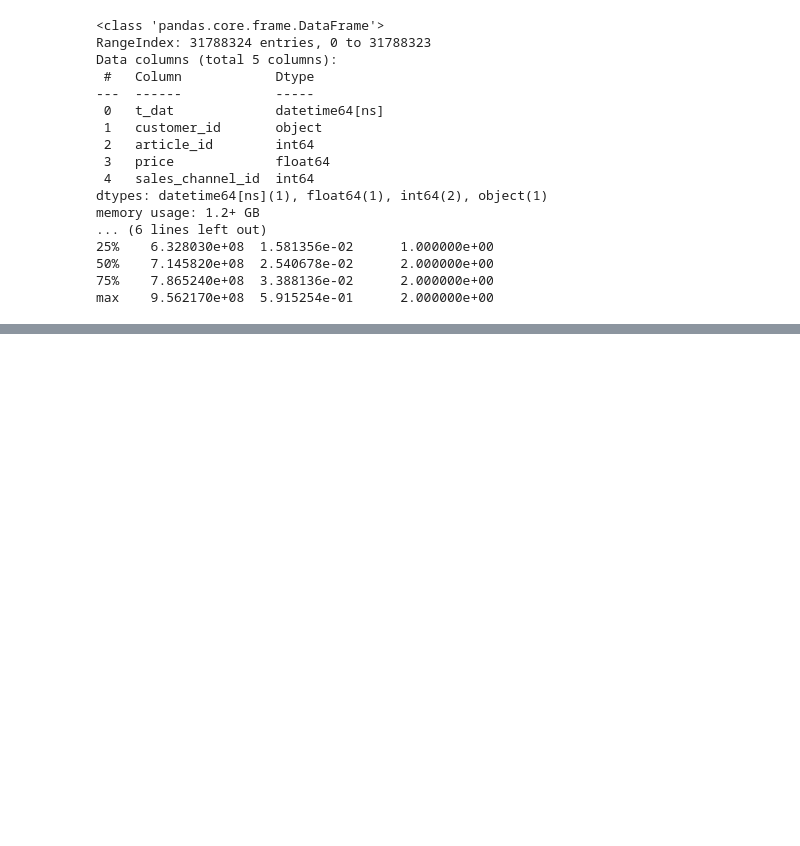
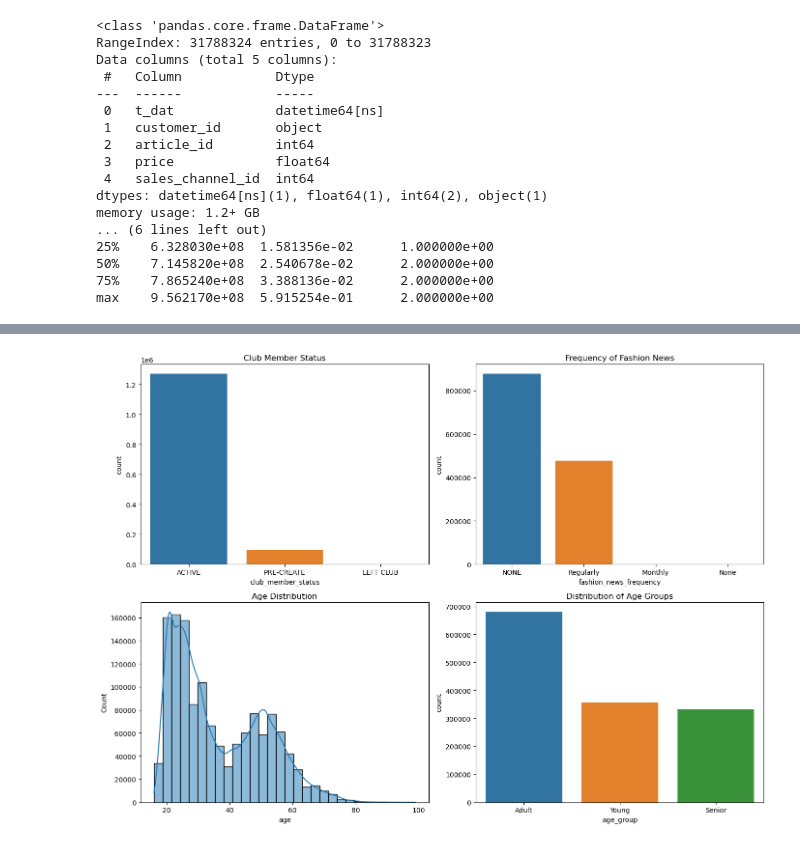
Before and after one commit to billysimct/Data-Science-Business, a Jupyter notebook: demo.ipynb, the cells around one changed output, grey strips where cells are left out. Drawn from its saved outputs; the diff is of its cells as text; code cells hidden in the pictures; blank space fills up the shorter version.

```diff
--- a/demo.ipynb
+++ b/demo.ipynb
@@ -474,0 +500,20 @@ max    9.562170e+08  5.915254e-01      2.000000e+00
+# %%
+# Bin Age
+customers_b = customers.copy()
+bins = [18, 24, 34, 44, 54, 64, 100]
+labels = ['18-24', '25-34', '35-44', '45-54', '55-64', '65+']
+customers_b['age_group'] = pd.cut(customers_b['age'], bins=bins, labels=labels, right=False)
+
+def categorize_age(age):
+    if age < 25:
+        return 'Young'
+    elif age < 50:
+        return 'Adult'
+    else:
+        return 'Senior'
+
+# Apply the function to the 'age' column
+customers_b['age_group'] = customers_b['age'].apply(categorize_age)
+
+
+customers_b.head()
@@ -474,0 +540,23 @@ max    9.562170e+08  5.915254e-01      2.000000e+00
+# %%
+fig, ax = plt.subplots(2, 2, figsize=(14,10))
+
+# Club Member Status
+sns.countplot(ax=ax[0,0], x='club_member_status', data=customers_b)
+ax[0,0].set_title('Club Member Status')
+
+# Fashion News Frequency
+sns.countplot(ax=ax[0,1], x='fashion_news_frequency', data=customers_b)
+ax[0,1].set_title('Frequency of Fashion News')
+
+# Age Distribution
+sns.histplot(ax=ax[1,0], x='age', data=customers_b, kde=True, bins=30)
+ax[1,0].set_title('Age Distribution')
+
+# Age Group
+sns.countplot(ax=ax[1,1], x='age_group', data=customers_b)
+ax[1,1].set_title('Distribution of Age Groups')
+
+plt.tight_layout()
+plt.show()
+# %% [output]
+[figure, added]
```
Also changed, not shown: parts of 3 cells of this notebook.
